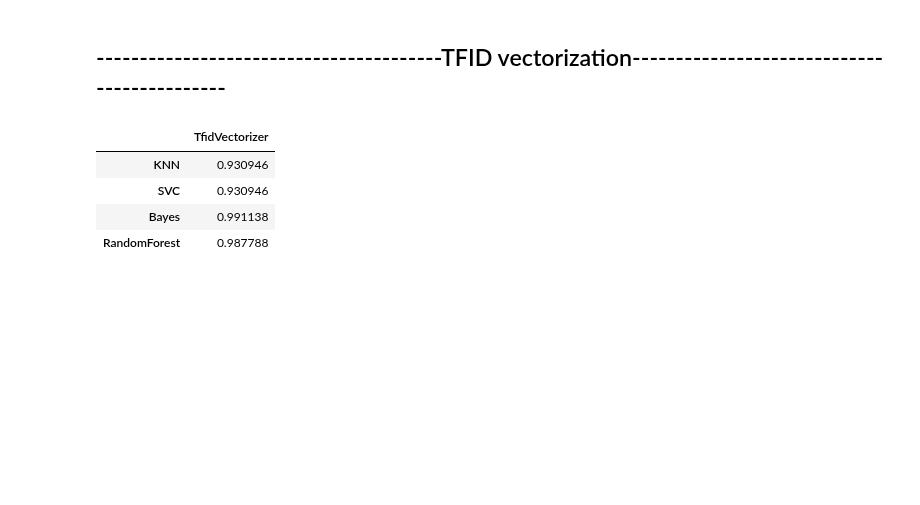
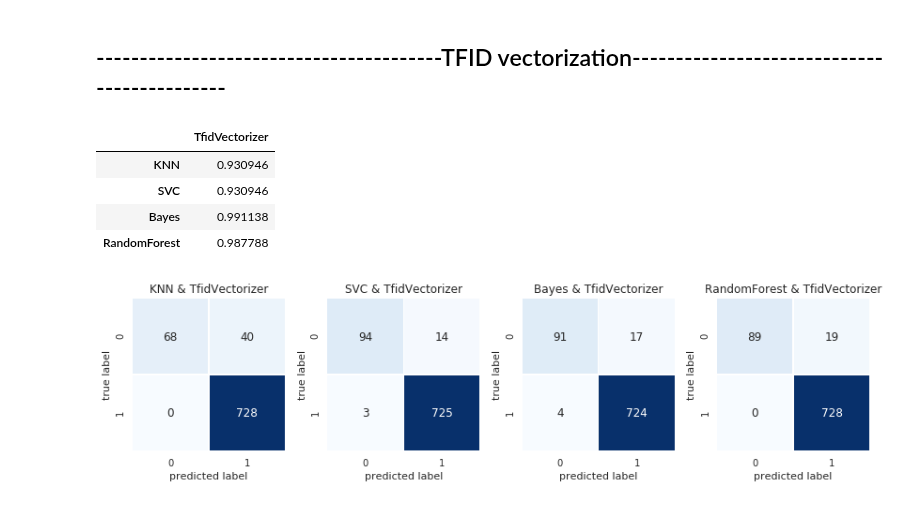
Before and after one commit to ECS171-Project/Final-project, a Jupyter notebook: Models comparisons across different methods.ipynb, the cells around one changed output. Cells and saved outputs as stored; diff of their text form; code cells hidden in the pictures; blank space fills up the shorter version.

```diff
--- a/Models comparisons across different methods.ipynb
+++ b/Models comparisons across different methods.ipynb
@@ -168,7 +195,9 @@ df2
 | RandomForest | 0.987788 |
 # %%
 ## calculate for tfid verctorization
-fpr2,tpr2,roc_auc2,precision2,recall2,pr_auc2 = calculate_roc(best_tfid_models, X_te2,y_te2)
+fpr2,tpr2,roc_auc2,precision2,recall2,pr_auc2 = calculate_roc(best_tfid_models, X_te2,y_te2,"TfidVectorizer")
+# %% [output]
+[figure, added]
 # %%
 ## plot for tfid verctorization
 plot_roc(fpr2,tpr2,roc_auc2, 'TfidfVectorizer')
```
Also changed, not shown: parts of 10 cells of this notebook, 8 other files.
